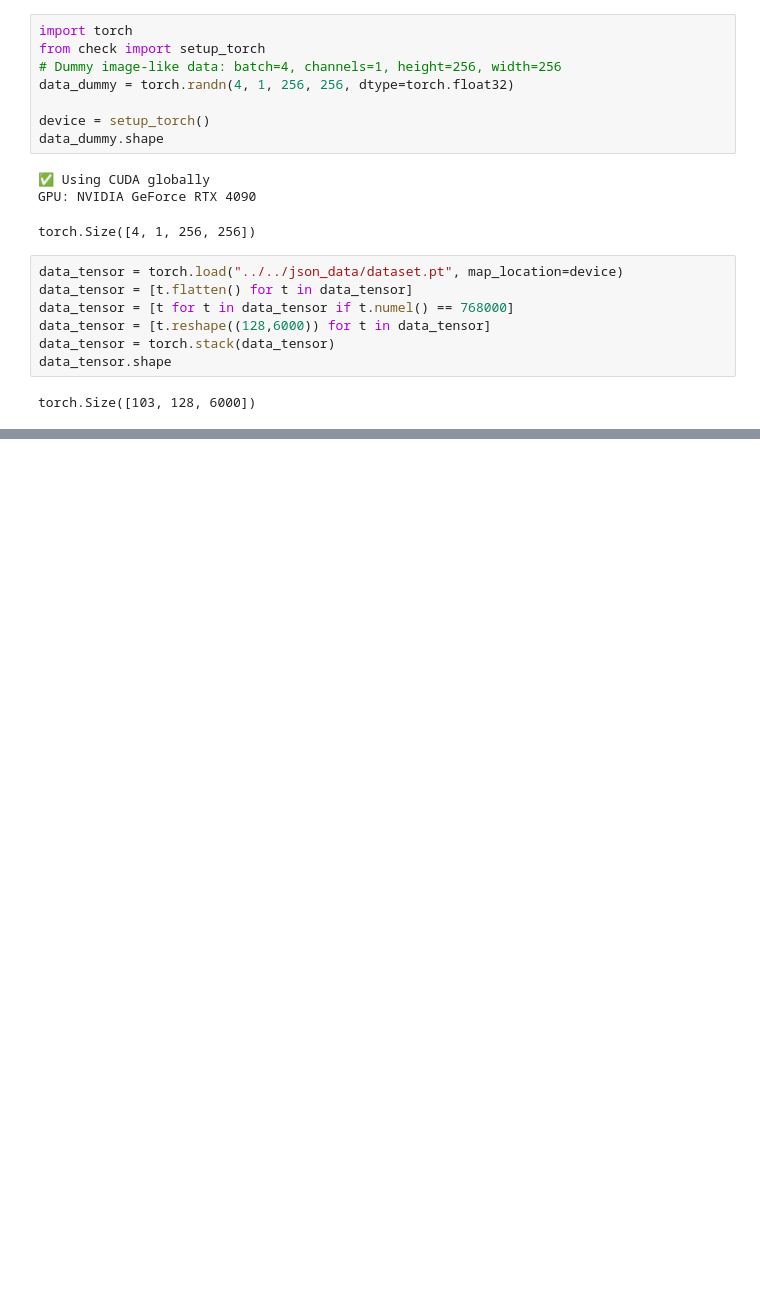
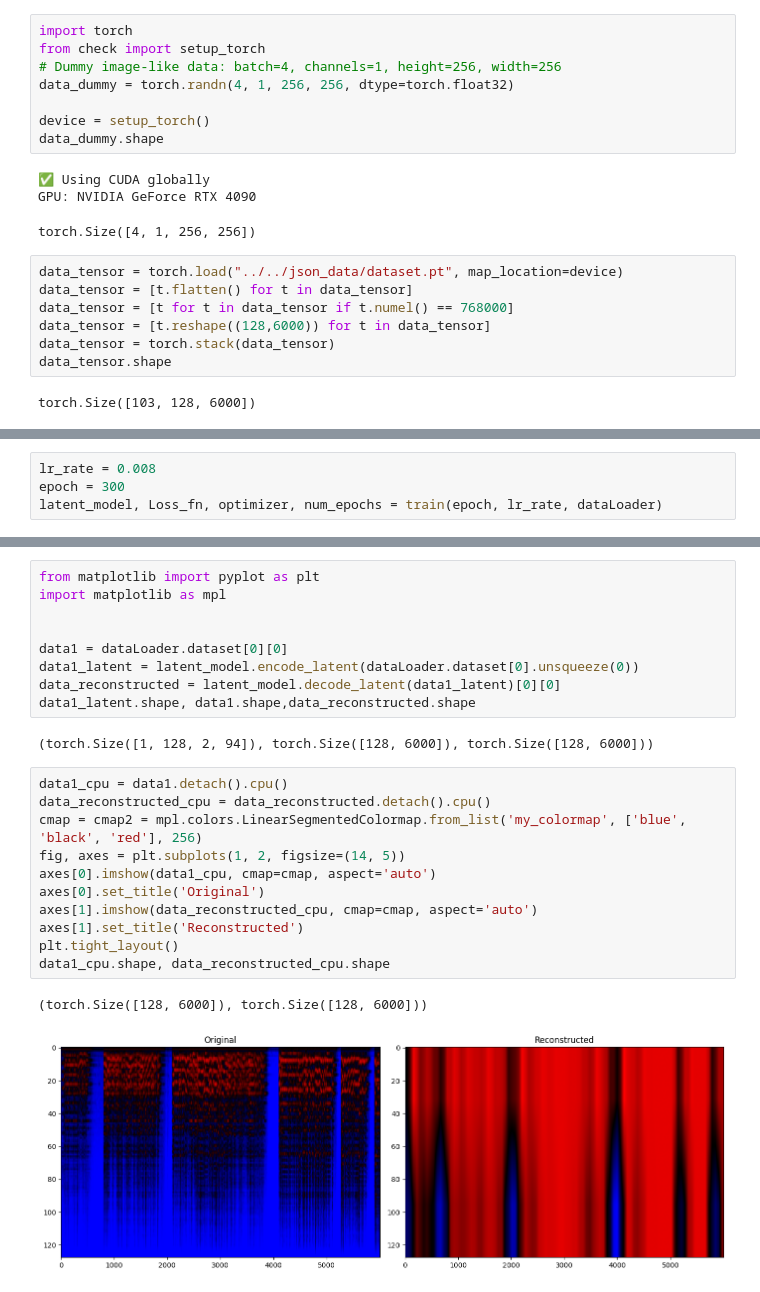
Before and after one commit to CHCICH/MaqamDiffusion, a Jupyter notebook: src/testing/data_dimension_test.ipynb, the cells around one changed output, grey strips where cells are left out. Saved outputs shown, nothing was run; the diff lists cells and outputs as text; blank space fills up the shorter version.

```diff
--- a/src/testing/data_dimension_test.ipynb
+++ b/src/testing/data_dimension_test.ipynb
@@ -95,0 +181,4 @@ Avg MSE: 15.3108, Avg MAE: 31.1628
+# %%
+lr_rate = 0.008
+epoch = 300
+latent_model, Loss_fn, optimizer, num_epochs = train(epoch, lr_rate, dataLoader)
@@ -95,0 +203,25 @@ Avg MSE: 15.3108, Avg MAE: 31.1628
+# %%
+from matplotlib import pyplot as plt
+import matplotlib as mpl
+
+
+data1 = dataLoader.dataset[0][0]
+data1_latent = latent_model.encode_latent(dataLoader.dataset[0].unsqueeze(0))
+data_reconstructed = latent_model.decode_latent(data1_latent)[0][0]
+data1_latent.shape, data1.shape,data_reconstructed.shape
+# %% [output]
+(torch.Size([1, 128, 2, 94]), torch.Size([128, 6000]), torch.Size([128, 6000]))
+# %%
+data1_cpu = data1.detach().cpu()
+data_reconstructed_cpu = data_reconstructed.detach().cpu()
+cmap = cmap2 = mpl.colors.LinearSegmentedColormap.from_list('my_colormap', ['blue', 'black', 'red'], 256)
+fig, axes = plt.subplots(1, 2, figsize=(14, 5))
+axes[0].imshow(data1_cpu, cmap=cmap, aspect='auto')
+axes[0].set_title('Original')
+axes[1].imshow(data_reconstructed_cpu, cmap=cmap, aspect='auto')
+axes[1].set_title('Reconstructed')
+plt.tight_layout()
+data1_cpu.shape, data_reconstructed_cpu.shape
+# %% [output]
+(torch.Size([128, 6000]), torch.Size([128, 6000]))
+[figure, added]
```
Also changed, not shown: parts of 10 cells of this notebook, 4 other files.
